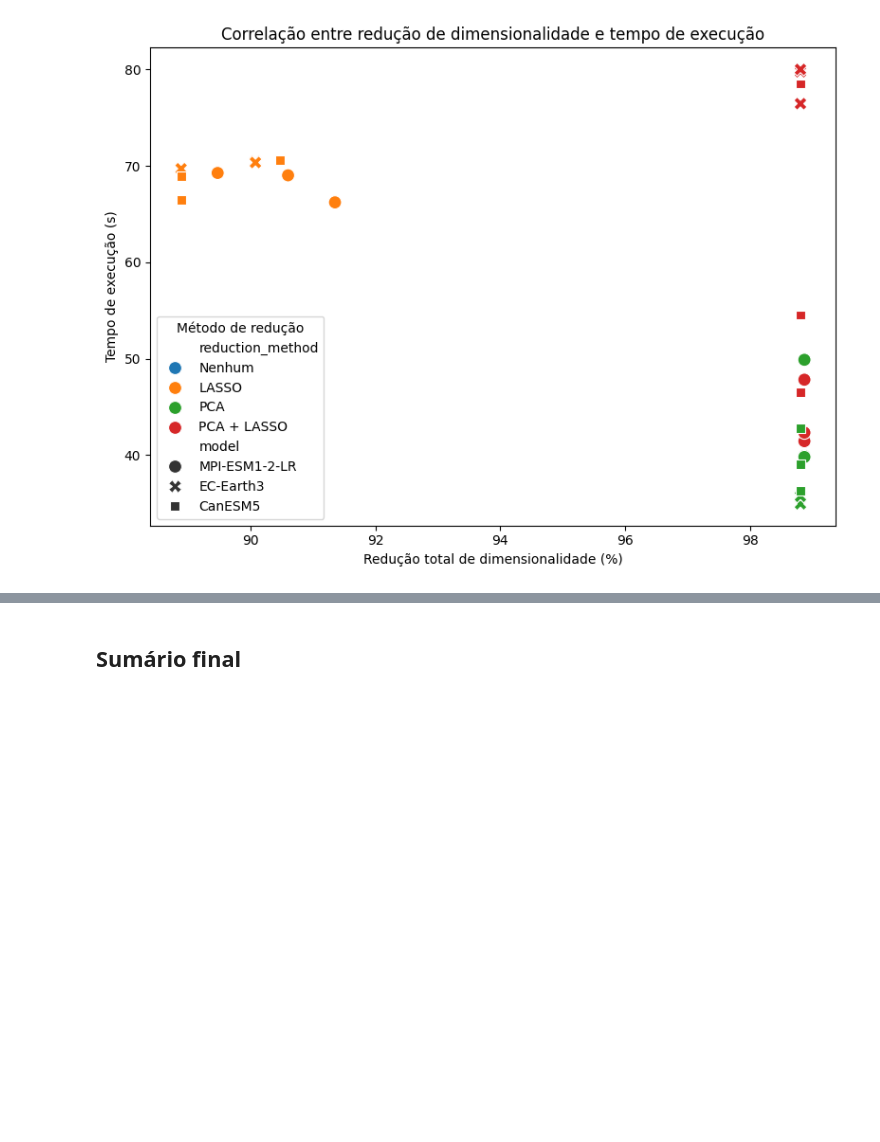
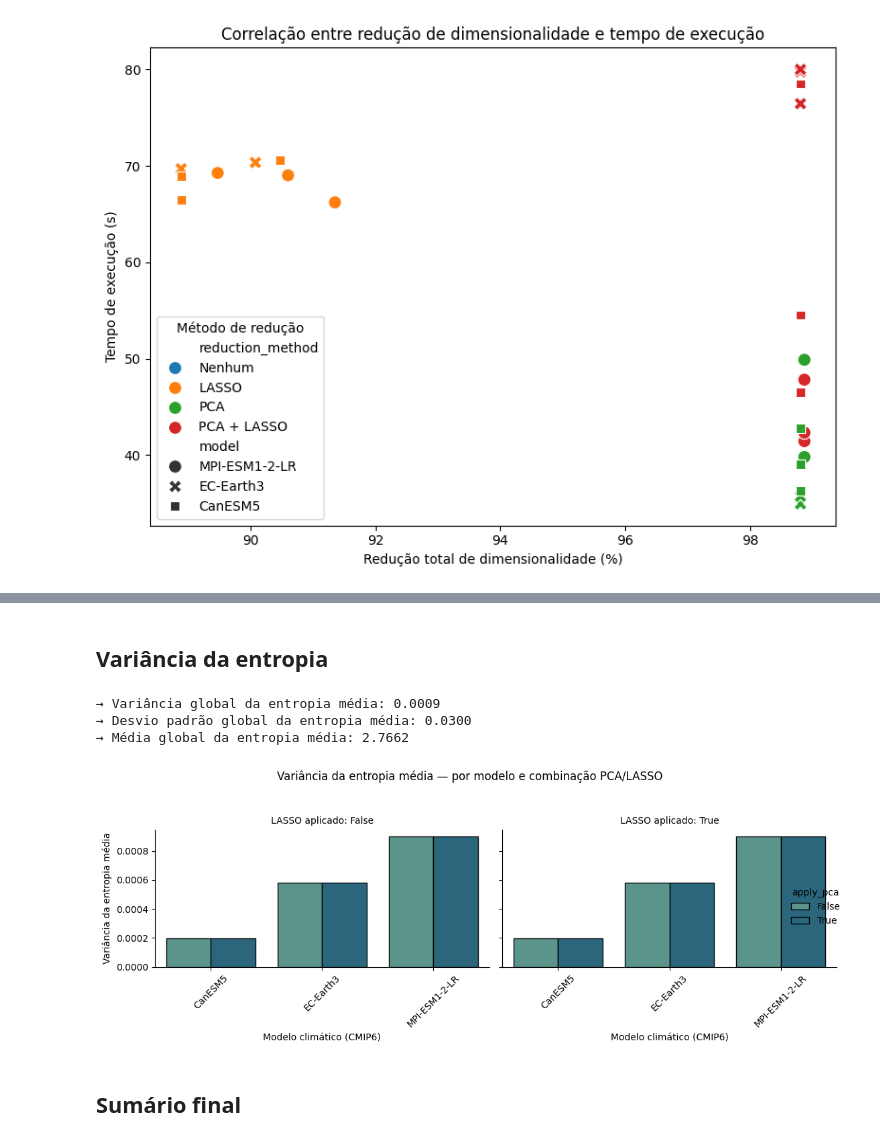
Before and after one commit to thais-oak/climate_data_processing, a Jupyter notebook: notebooks/delivery_tests.ipynb, the cells around one changed output, grey strips where cells are left out. Drawn from its saved outputs; the diff is of its cells as text; code cells hidden in the pictures; blank space fills up the shorter version.

```diff
--- a/notebooks/delivery_tests.ipynb
+++ b/notebooks/delivery_tests.ipynb
@@ -1962,3 +2220,46 @@ plt.show()
+# %% [markdown]
+## Variância da entropia
+# %%
+# Variância global da entropia média
+entropy_variance_global = df["entropy_mean"].var()
+entropy_std_global = df["entropy_mean"].std()
+entropy_mean_global = df["entropy_mean"].mean()
+
+print(f"→ Variância global da entropia média: {entropy_variance_global:.4f}")
+print(f"→ Desvio padrão global da entropia média: {entropy_std_global:.4f}")
+print(f"→ Média global da entropia média: {entropy_mean_global:.4f}")
+# %% [output]
+→ Variância global da entropia média: 0.0009
+→ Desvio padrão global da entropia média: 0.0300
+→ Média global da entropia média: 2.7662
+# %%
+# Variância global da entropia média
+variance_entropy_global = (
+    df.groupby(["model", "apply_pca", "apply_lasso"], dropna=False)
+    .agg(var_entropy_mean=("entropy_mean", "var"))
+    .reset_index()
+)
+
+g3 = sns.catplot(
+    data=variance_entropy_global,
+    x="model",
+    y="var_entropy_mean",
+    hue="apply_pca",
+    col="apply_lasso",
+    kind="bar",
+    height=4,
+    aspect=1.3,
+    palette="crest",
+    edgecolor="black"
+)
+g3.set_titles("LASSO aplicado: {col_name}")
+g3.set_axis_labels("Modelo climático (CMIP6)", "Variância da entropia média")
+g3.set_xticklabels(rotation=45)
+g3.fig.suptitle("Variância da entropia média — por modelo e combinação PCA/LASSO", y=1.05)
+plt.tight_layout()
+plt.show()
+# %% [output]
+[figure, added]
 # %% [markdown]
 ## Sumário final
 # %%
```
Also changed, not shown: parts of 17 cells of this notebook.
